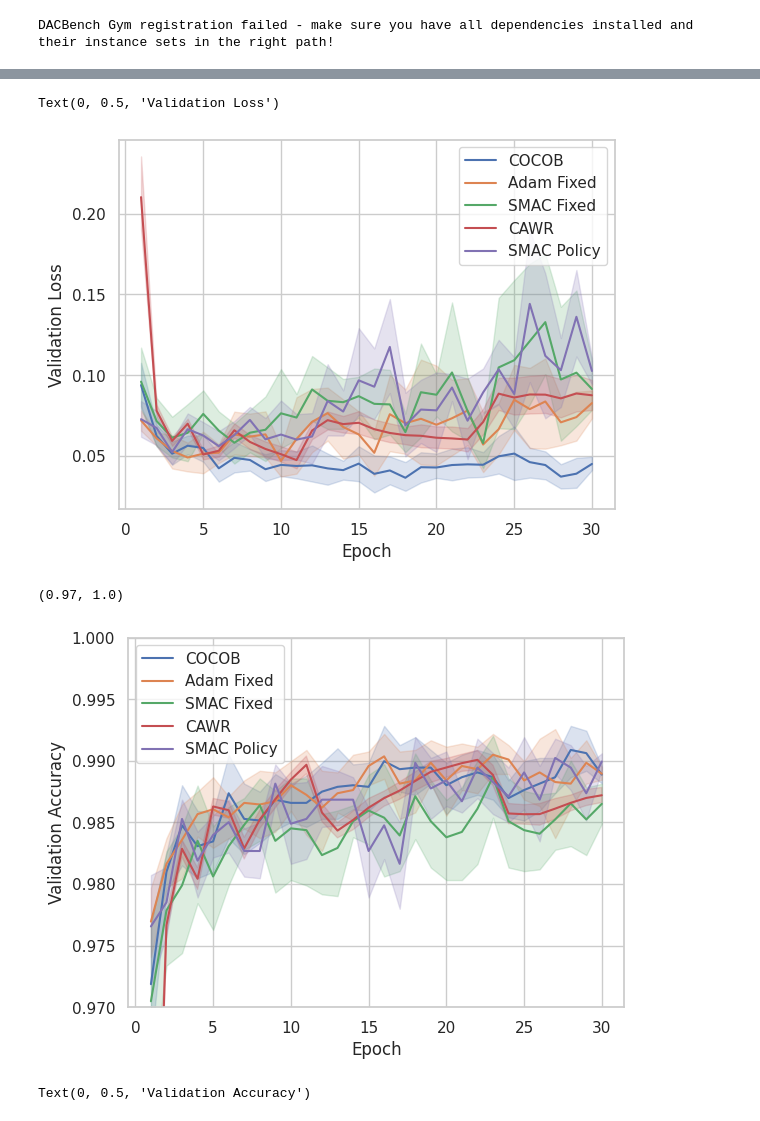
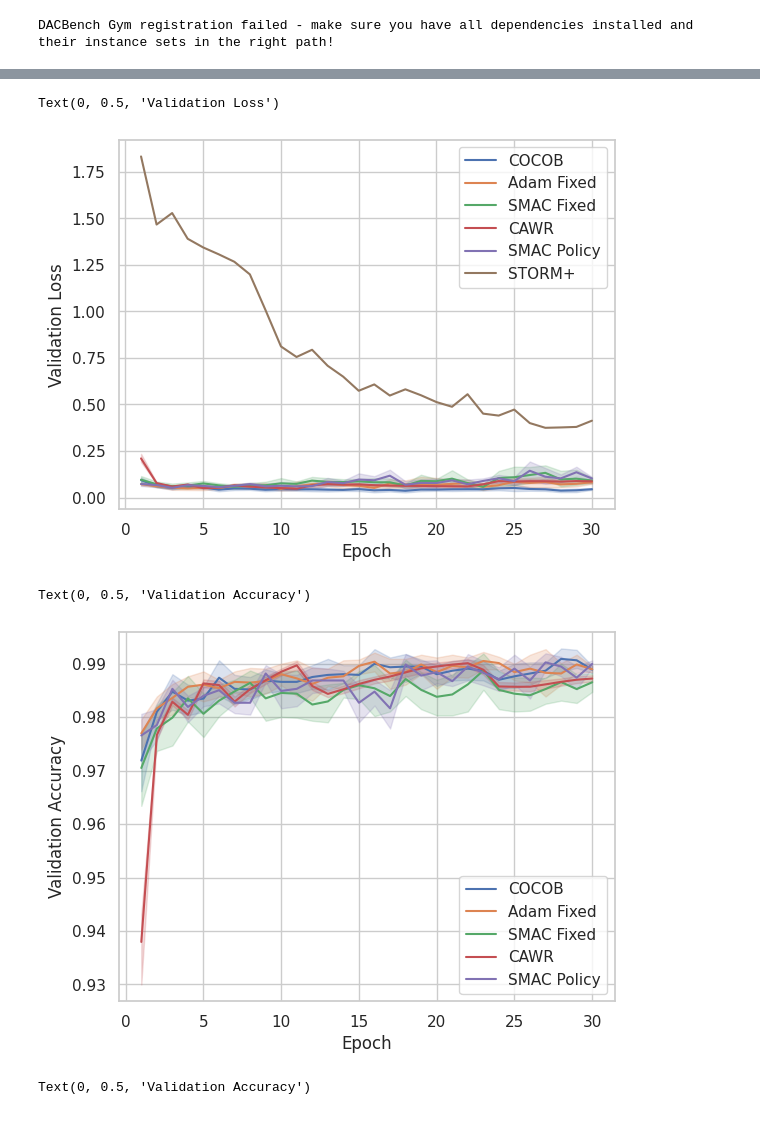
Before and after one commit to MichaHenh/Revisiting_LR_Control, a Jupyter notebook: ba_parameter_free_dac/plotting_mnist.ipynb, the cells around one changed output, grey strips where cells are left out. Drawn from its saved outputs; the diff is of its cells as text; code cells hidden in the pictures.

Commit message:
fixes and plotting updates

```diff
--- a/ba_parameter_free_dac/plotting_mnist.ipynb
+++ b/ba_parameter_free_dac/plotting_mnist.ipynb
@@ -62,36 +64,40 @@ adam_fixed_vl = toDataFrame('./results_cluster/results/Adam_fixed_mnist/*/Custom
 smac_fixed_vl = toDataFrame('./results_cluster/results/SMAC_fixed_mnist/*/CustomTrackingWrapper.jsonl', 'validation_losses', 5)
 cawr_vl = toChunkedDataFrame('./results_cluster/results/CAWR_mnist/*/CustomTrackingWrapper.jsonl', 'validation_losses', 5, 450)
 smac_policy_vl = toDataFrame('./results_cluster/results/smacpolicy_mnist/*/CustomTrackingWrapper.jsonl', 'validation_losses', 5)
+stormplus_vl = toDataFrame('./results_cluster/results/STORMplus_mnist/*/CustomTrackingWrapper.jsonl', 'validation_losses', 5)
 
 sns.lineplot(data=cocob_vl, x='epoch', y='value', label='COCOB')
 sns.lineplot(data=adam_fixed_vl, x='epoch', y='value', label='Adam Fixed')
 sns.lineplot(data=smac_fixed_vl, x='epoch', y='value', label='SMAC Fixed')
 sns.lineplot(data=cawr_vl, x='epoch', y='value', label='CAWR')
 sns.lineplot(data=smac_policy_vl, x='epoch', y='value', label='SMAC Policy')
+sns.lineplot(data=stormplus_vl, x='epoch', y='value', label='STORM+')
 plt.xlabel('Epoch')
 plt.ylabel('Validation Loss')
 # %% [output]
 Text(0, 0.5, 'Validation Loss')
-[figure, old version]
+[figure, new version]
 # %%
 
 cocob_va = toDataFrame('./results_cluster/results/COCOB_mnist/*/CustomTrackingWrapper.jsonl', 'validation_accuracies', 6)
 adam_fixed_va = toDataFrame('./results_cluster/results/Adam_fixed_mnist/*/CustomTrackingWrapper.jsonl', 'validation_accuracies', 6)
 smac_fixed_va = toDataFrame('./results_cluster/results/SMAC_fixed_mnist/*/CustomTrackingWrapper.jsonl', 'validation_accuracies', 6)
 cawr_va = toChunkedDataFrame('./results_cluster/results/CAWR_mnist/*/CustomTrackingWrapper.jsonl', 'validation_accuracies', 6, 450)
 smac_policy_va = toDataFrame('./results_cluster/results/smacpolicy_mnist/*/CustomTrackingWrapper.jsonl', 'validation_accuracies', 6)
+stormplus_va = toDataFrame('./results_cluster/results/STORMplus_mnist/*/CustomTrackingWrapper.jsonl', 'validation_accuracies', 6)
 sns.lineplot(data=cocob_va, x='epoch', y='value', label='COCOB')
 sns.lineplot(data=adam_fixed_va, x='epoch', y='value', label='Adam Fixed')
 sns.lineplot(data=smac_fixed_va, x='epoch', y='value', label='SMAC Fixed')
 sns.lineplot(data=cawr_va, x='epoch', y='value', label='CAWR')
 sns.lineplot(data=smac_policy_va, x='epoch', y='value', label='SMAC Policy')
+# sns.lineplot(data=stormplus_va, x='epoch', y='value', label='STORM+')
 plt.xlabel('Epoch')
 plt.ylabel('Validation Accuracy')
 # plt.yscale('log')
-plt.ylim(0.97, 1)
+# plt.ylim(0.97, 1)
 # %% [output]
-(0.97, 1.0)
+Text(0, 0.5, 'Validation Accuracy')
-[figure, old version]
+[figure, new version]
 # %%
 
 cocob_elr = toDataFrame('./results_cluster/results/COCOB_mnist/*/CustomTrackingWrapper.jsonl', 'effective_lrs', 9)
```
Also changed, not shown: parts of 2 cells of this notebook, 3 other files.
